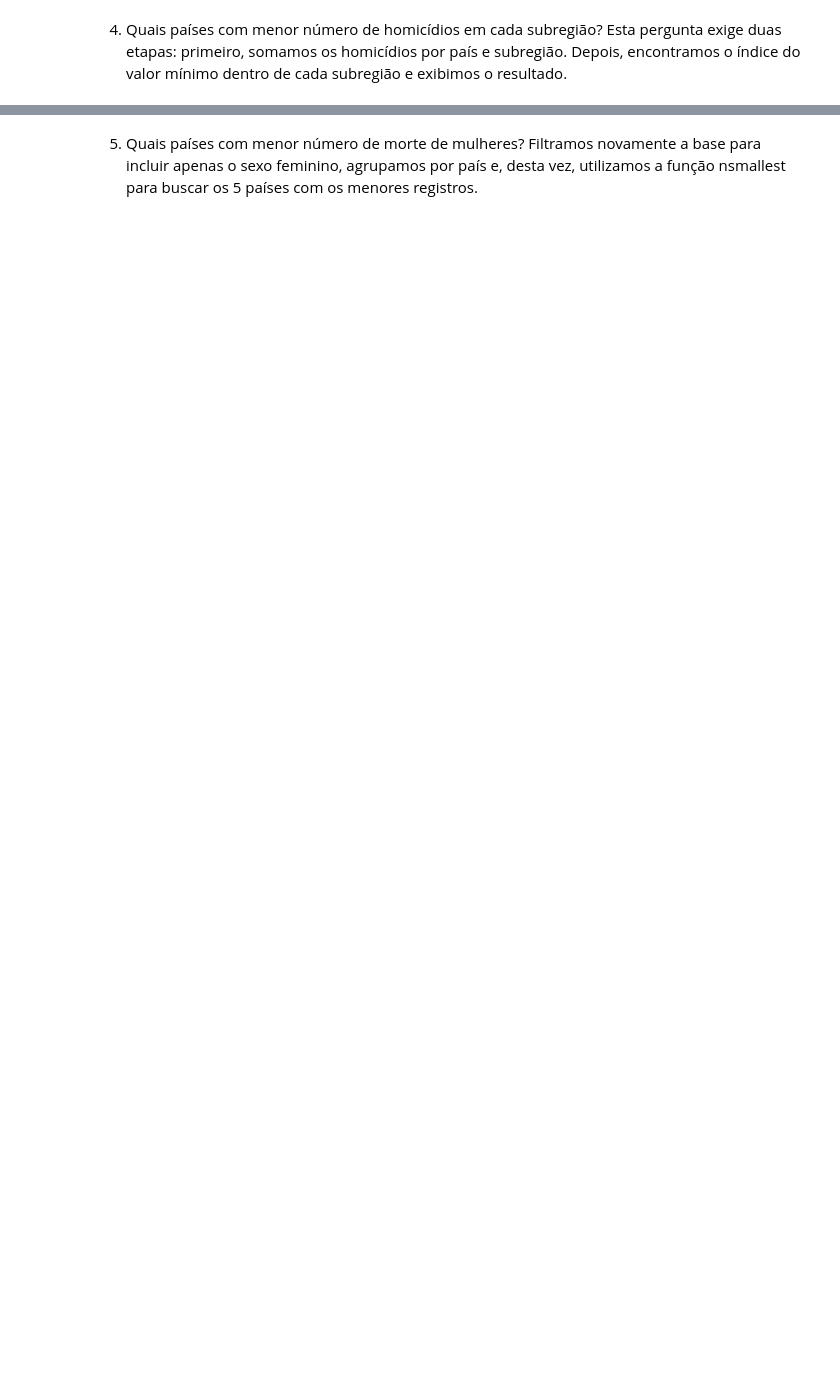
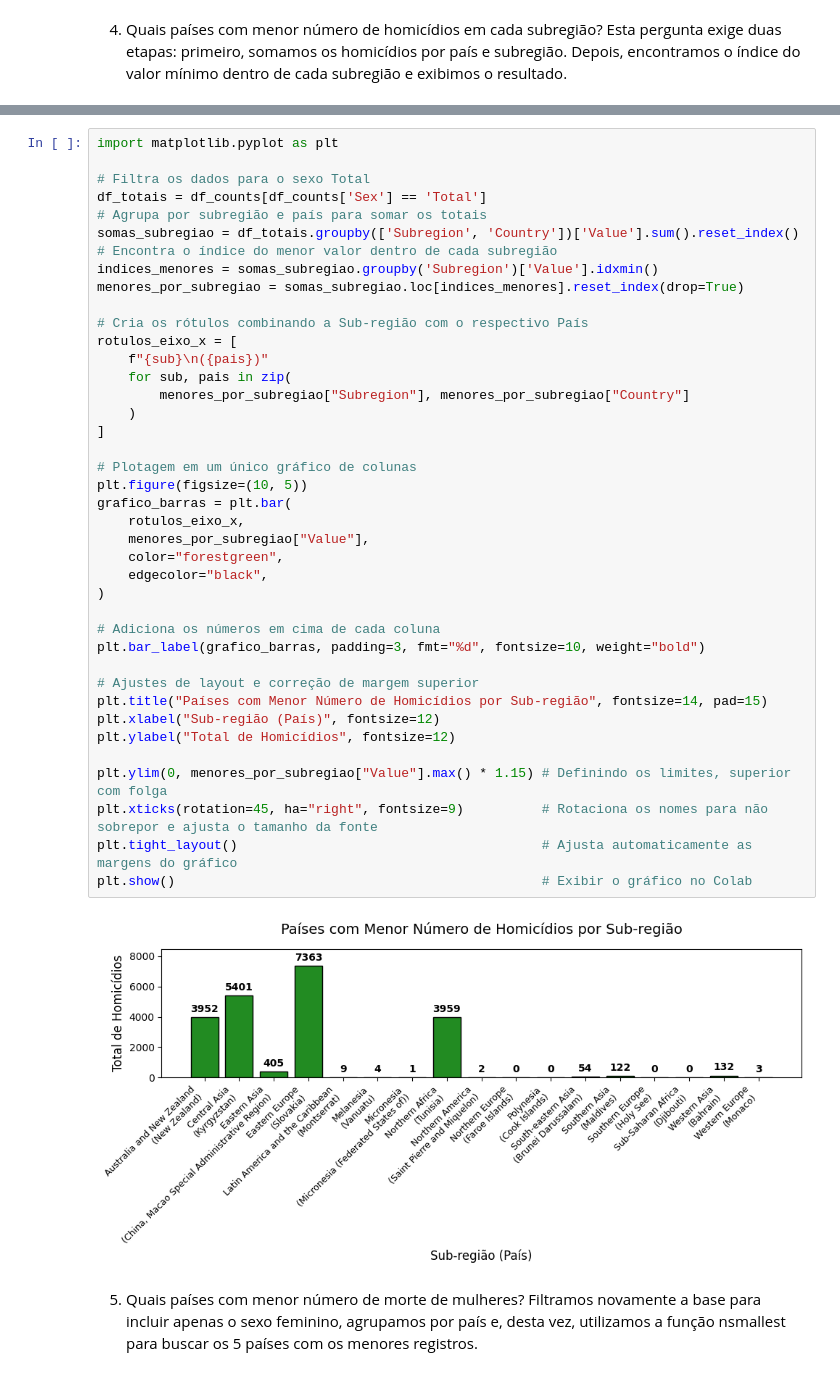
Before and after one commit to victoremanuelfont/analise_homicidios_regressao, a Jupyter notebook: Análise_Homicídios.ipynb, the cells around one changed output, grey strips where cells are left out. Cells and saved outputs as stored; diff of their text form; blank space fills up the shorter version.

```diff
--- a/Análise_Homicídios.ipynb
+++ b/Análise_Homicídios.ipynb
@@ -144,3 +135,45 @@ Latin America and the Caribbean                                 Montserrat    18
+# %%
+import matplotlib.pyplot as plt
+
+# Filtra os dados para o sexo Total
+df_totais = df_counts[df_counts['Sex'] == 'Total']
+# Agrupa por subregião e país para somar os totais
+somas_subregiao = df_totais.groupby(['Subregion', 'Country'])['Value'].sum().reset_index()
+# Encontra o índice do menor valor dentro de cada subregião
+indices_menores = somas_subregiao.groupby('Subregion')['Value'].idxmin()
+menores_por_subregiao = somas_subregiao.loc[indices_menores].reset_index(drop=True)
+
+# Cria os rótulos combinando a Sub-região com o respectivo País
+rotulos_eixo_x = [
+    f"{sub}\n({pais})"
+    for sub, pais in zip(
+        menores_por_subregiao["Subregion"], menores_por_subregiao["Country"]
+    )
+]
+
+# Plotagem em um único gráfico de colunas
+plt.figure(figsize=(10, 5))
+grafico_barras = plt.bar(
+    rotulos_eixo_x,
+    menores_por_subregiao["Value"],
+    color="forestgreen",
+    edgecolor="black",
+)
+
+# Adiciona os números em cima de cada coluna
+plt.bar_label(grafico_barras, padding=3, fmt="%d", fontsize=10, weight="bold")
+
+# Ajustes de layout e correção de margem superior
+plt.title("Países com Menor Número de Homicídios por Sub-região", fontsize=14, pad=15)
+plt.xlabel("Sub-região (País)", fontsize=12)
+plt.ylabel("Total de Homicídios", fontsize=12)
+
+plt.ylim(0, menores_por_subregiao["Value"].max() * 1.15) # Definindo os limites, superior com folga
+plt.xticks(rotation=45, ha="right", fontsize=9)          # Rotaciona os nomes para não sobrepor e ajusta o tamanho da fonte
+plt.tight_layout()                                       # Ajusta automaticamente as margens do gráfico
+plt.show()                                               # Exibir o gráfico no Colab
+# %% [output]
+[figure, added]
 # %% [markdown]
 5. Quais países com menor número de morte de mulheres?
 Filtramos novamente a base para incluir apenas o sexo feminino, agrupamos por país e, desta vez, utilizamos a função nsmallest para buscar os 5 países com os menores registros.
```
Also changed, not shown: parts of 25 cells of this notebook.
